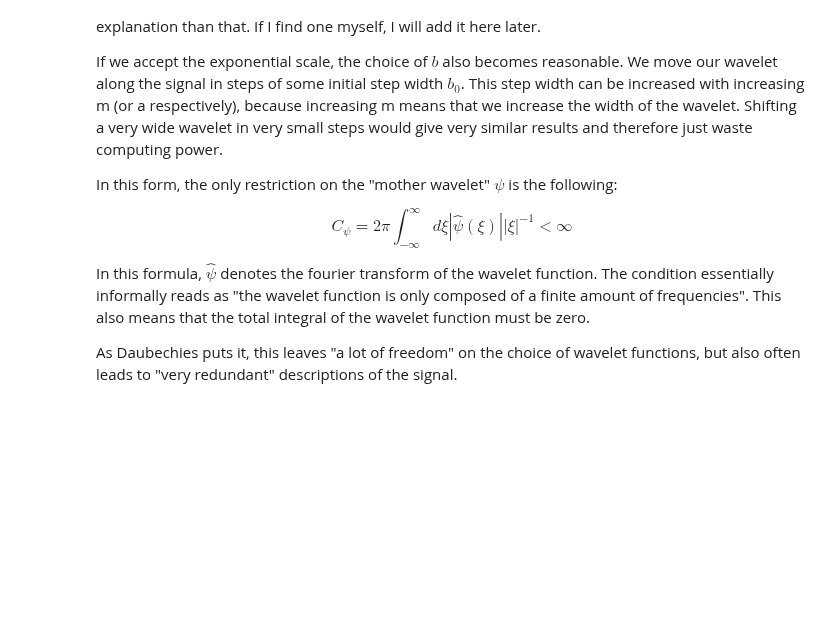
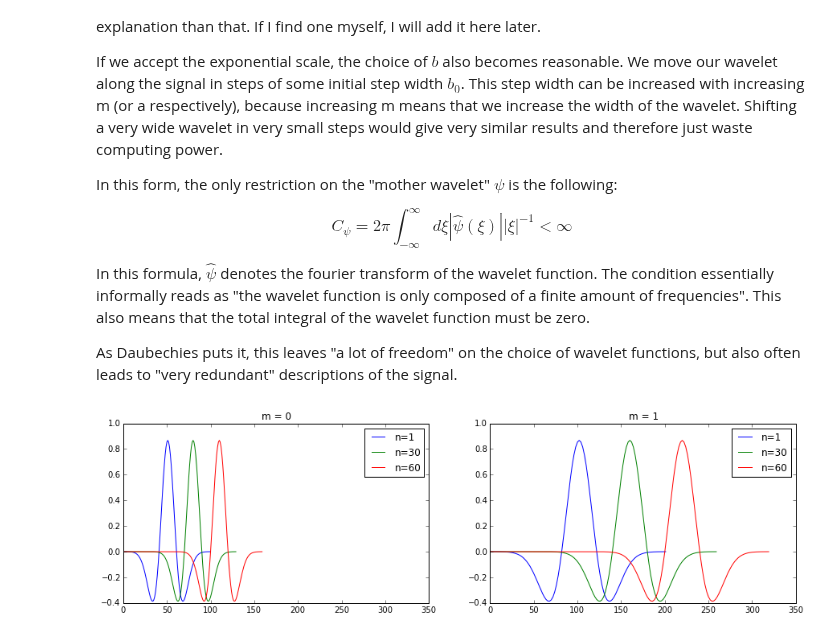
Before and after one commit to CSchoel/learn-wavelets, a Jupyter notebook: wavelet-introduction.ipynb, the cells around one changed output. Drawn from its saved outputs; the diff is of its cells as text; code cells hidden in the pictures; blank space fills up the shorter version.

Commit message:
adds plots of wavelets and transform result for redundant DWT

```diff
--- a/wavelet-introduction.ipynb
+++ b/wavelet-introduction.ipynb
@@ -342,3 +342,28 @@ The condition essentially informally reads as "the wavelet function is only comp
 This also means that the total integral of the wavelet function must be zero.
 
 As Daubechies puts it, this leaves "a lot of freedom" on the choice of wavelet functions, but also often leads to "very redundant" descriptions of the signal.
+# %%
+# we assume a0 = 2 and b0 = 1
+def psi_mn(psi, m, n):
+    a = 2**m
+    b = n*2**m
+    wav = np.zeros(len(psi)*a + b)
+    wav[b:b+len(psi)*a] = np.interp(np.arange(len(psi)*a)/a,np.arange(len(psi)),psi)
+    return wav
+
+psi = mexican_hat(np.arange(-5,5,0.1),0,1)
+xlim = (0,350)
+ns = [1, 30, 60]
+ms = [0, 1]
+plt.figure(figsize=(15,4))
+plt.subplot(121)
+for mi in range(len(ms)):
+    m = ms[mi]
+    plt.subplot(1,len(ms),mi+1)
+    for n in ns:
+        plt.plot(psi_mn(psi, m, n), label="n="+str(n))
+    plt.title("m = "+str(m))
+    plt.legend(loc="best")
+    plt.xlim(xlim)
+# %% [output]
+[figure, added]
```
Also changed, not shown: parts of 1 cell of this notebook.
